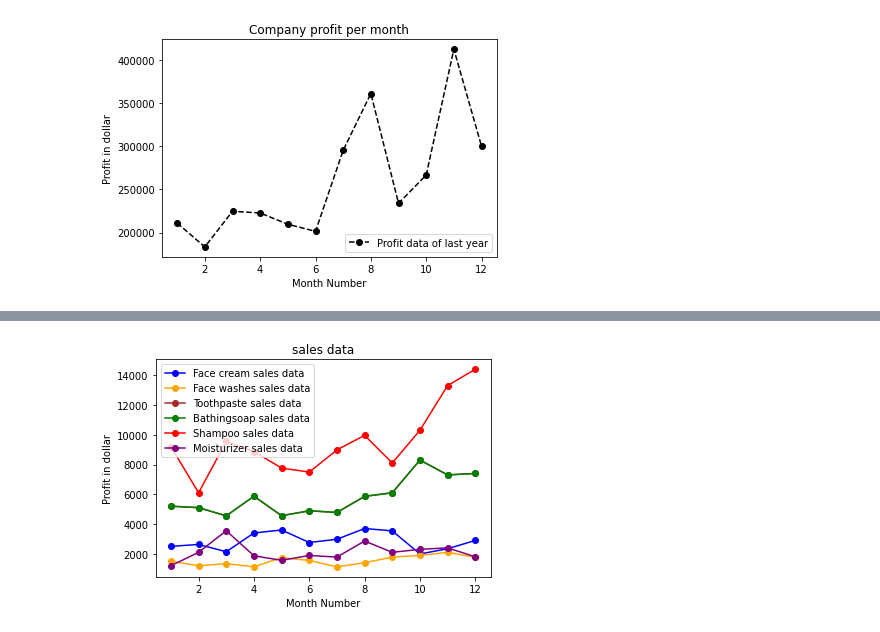
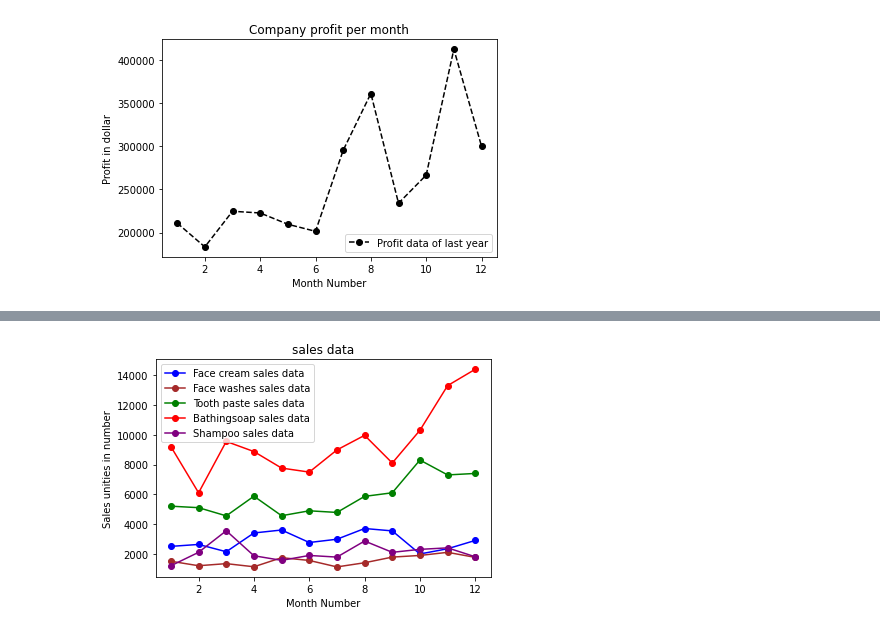
Before and after one commit to momodiagne/AlgorithmicUsingPython, a Jupyter notebook: day06/assignments/01-matplotlib_basic_assignment.ipynb, the cells around one changed output, grey strips where cells are left out. Drawn from its saved outputs; the diff is of its cells as text; code cells hidden in the pictures.

```diff
--- a/day06/assignments/01-matplotlib_basic_assignment.ipynb
+++ b/day06/assignments/01-matplotlib_basic_assignment.ipynb
@@ -86,27 +86,26 @@ Display the number of units sold per month for each product using multiline plot
 # %%
 import matplotlib.pyplot as plt
 import pandas as pd
 tab=pd.read_csv("../data/company_sales_data.csv")
 a=tab.values
 x=tab.iloc[:,0]
 y=tab.iloc[:,1]
 z=tab.iloc[:,2]
 a=tab.iloc[:,3]
 b=tab.iloc[:,4]
 c=tab.iloc[:,5]
 plt.plot(x,y,"b-o",label="Face cream sales data")
-plt.plot(x,z,"-o",color="orange",label="Face washes sales data")
-plt.plot(x,a,"-o",color="brown",label="Toothpaste sales data")
-plt.plot(x,a,"-o",color="green",label=" sales data")
-plt.plot(x,b,"r-o",label=" sales data")
+plt.plot(x,z,"-o",color="brown",label="Face washes sales data")
+plt.plot(x,a,"-o",color="green",label="Tooth paste sales data")
+plt.plot(x,b,"r-o",label="Bathingsoap sales data")
 plt.plot(x,c,"-o",color="purple",label="Shampoo sales data")
 plt.xlabel("Month Number")
-plt.ylabel("Profit in dollar")
+plt.ylabel("Sales unities in number")
 plt.legend(loc="upper left")
 plt.title("sales data")
 plt.show()
 # %% [output]
-[figure, old version]
+[figure, new version]
 # %% [markdown]
 ## Exercise 4
 **Read toothpaste sales data of each month and show it using a scatter plot**
```
Also changed, not shown: parts of 4 cells of this notebook.
